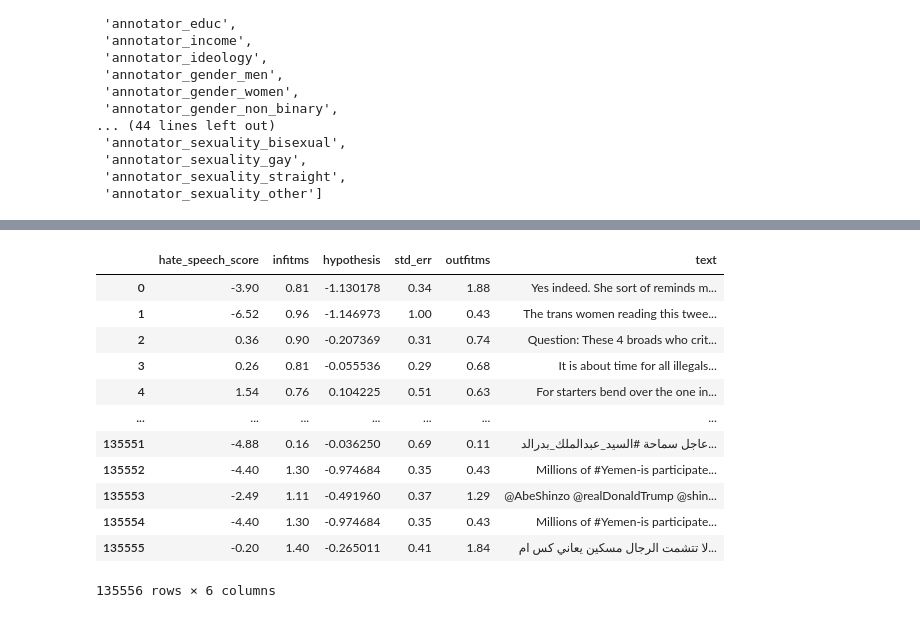
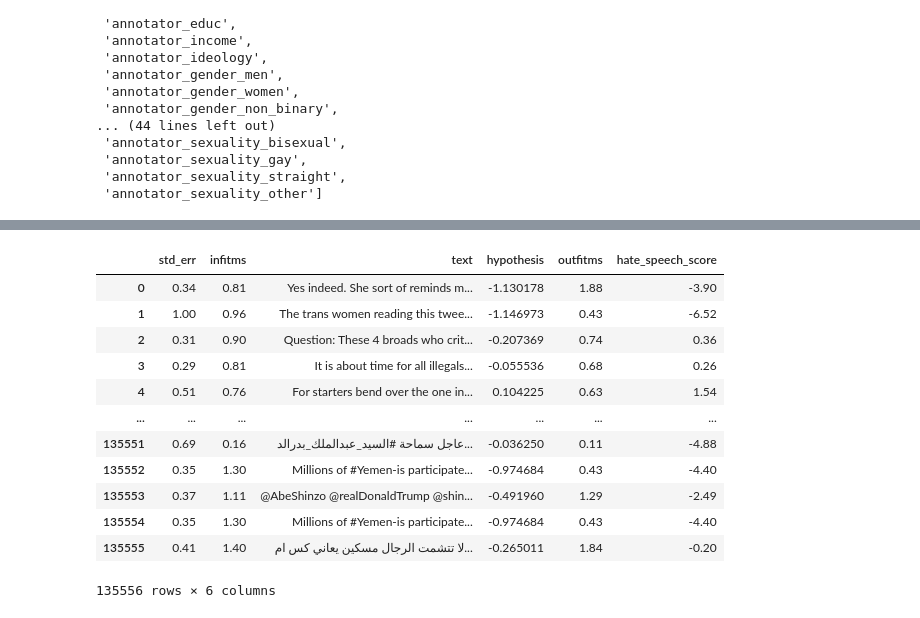
Before and after one commit to tathagatsathe/Hate_Speech_Detection, a Jupyter notebook: notebook/EDA.ipynb, the cells around one changed output, grey strips where cells are left out. Drawn from its saved outputs; the diff is of its cells as text; code cells hidden in the pictures.

```diff
--- a/notebook/EDA.ipynb
+++ b/notebook/EDA.ipynb
@@ -16,0 +13,4 @@ Found cached dataset parquet (/home/tathagat/.cache/huggingface/datasets/ucberke
+# %%
+df = pd.read_csv('../data/raw_data.csv')
+print(df.shape)
+df.head()
@@ -94,6 +90,6 @@ annotator_cols
  'annotator_sexuality_straight',
  'annotator_sexuality_other']
 # %%
-remaining_cols = list(set(df.columns) - set(annotator_cols) - set(target_cols))
-remaining_cols
+other_cols = list(set(df.columns) - set(annotator_cols) - set(target_cols))
+other_cols
 # %% [output]
@@ -143,4 +139 @@ df[target_cols].head()
 5 rows × 53 columns
-# %%
-bool_cols = df.select_dtypes(include=bool).columns
-df[bool_cols] = df[bool_cols].astype(int)
@@ -175,4 +191 @@ dehumanize               5
 dtype: int64
-# %%
-labels = df[df[remaining_cols].columns[df[remaining_cols].nunique()<=5]].select_dtypes(exclude=int).columns
-df[labels] = df[labels].astype(int)
@@ -179,18 +205,18 @@ df[labels] = df[labels].astype(int)
 # %%
-df[remaining_cols].select_dtypes(exclude=int)
+df[other_cols].select_dtypes(exclude=int)
 # %% [output]
-|  | hate_speech_score | infitms | hypothesis | std_err | outfitms | text |
-| 0 | -3.90 | 0.81 | -1.130178 | 0.34 | 1.88 | Yes indeed. She sort of reminds m... |
-| 1 | -6.52 | 0.96 | -1.146973 | 1.00 | 0.43 | The trans women reading this twee... |
-| 2 | 0.36 | 0.90 | -0.207369 | 0.31 | 0.74 | Question: These 4 broads who crit... |
-| 3 | 0.26 | 0.81 | -0.055536 | 0.29 | 0.68 | It is about time for all illegals... |
-| 4 | 1.54 | 0.76 | 0.104225 | 0.51 | 0.63 | For starters bend over the one in... |
+|  | std_err | infitms | text | hypothesis | outfitms | hate_speech_score |
+| 0 | 0.34 | 0.81 | Yes indeed. She sort of reminds m... | -1.130178 | 1.88 | -3.90 |
+| 1 | 1.00 | 0.96 | The trans women reading this twee... | -1.146973 | 0.43 | -6.52 |
+| 2 | 0.31 | 0.90 | Question: These 4 broads who crit... | -0.207369 | 0.74 | 0.36 |
+| 3 | 0.29 | 0.81 | It is about time for all illegals... | -0.055536 | 0.68 | 0.26 |
+| 4 | 0.51 | 0.76 | For starters bend over the one in... | 0.104225 | 0.63 | 1.54 |
 | ... | ... | ... | ... | ... | ... | ... |
-| 135551 | -4.88 | 0.16 | -0.036250 | 0.69 | 0.11 | عاجل سماحة #السيد_عبدالملك_بدرالد... |
-| 135552 | -4.40 | 1.30 | -0.974684 | 0.35 | 0.43 | Millions of #Yemen-is participate... |
-| 135553 | -2.49 | 1.11 | -0.491960 | 0.37 | 1.29 | @AbeShinzo @realDonaldTrump @shin... |
-| 135554 | -4.40 | 1.30 | -0.974684 | 0.35 | 0.43 | Millions of #Yemen-is participate... |
-| 135555 | -0.20 | 1.40 | -0.265011 | 0.41 | 1.84 | لا تتشمت الرجال مسكين يعاني كس ام... |
+| 135551 | 0.69 | 0.16 | عاجل سماحة #السيد_عبدالملك_بدرالد... | -0.036250 | 0.11 | -4.88 |
+| 135552 | 0.35 | 1.30 | Millions of #Yemen-is participate... | -0.974684 | 0.43 | -4.40 |
+| 135553 | 0.37 | 1.11 | @AbeShinzo @realDonaldTrump @shin... | -0.491960 | 1.29 | -2.49 |
+| 135554 | 0.35 | 1.30 | Millions of #Yemen-is participate... | -0.974684 | 0.43 | -4.40 |
+| 135555 | 0.41 | 1.40 | لا تتشمت الرجال مسكين يعاني كس ام... | -0.265011 | 1.84 | -0.20 |
 135556 rows × 6 columns
 # %%
 from wordcloud import WordCloud, STOPWORDS
```
Also changed, not shown: parts of 27 cells of this notebook, 3 other files.
